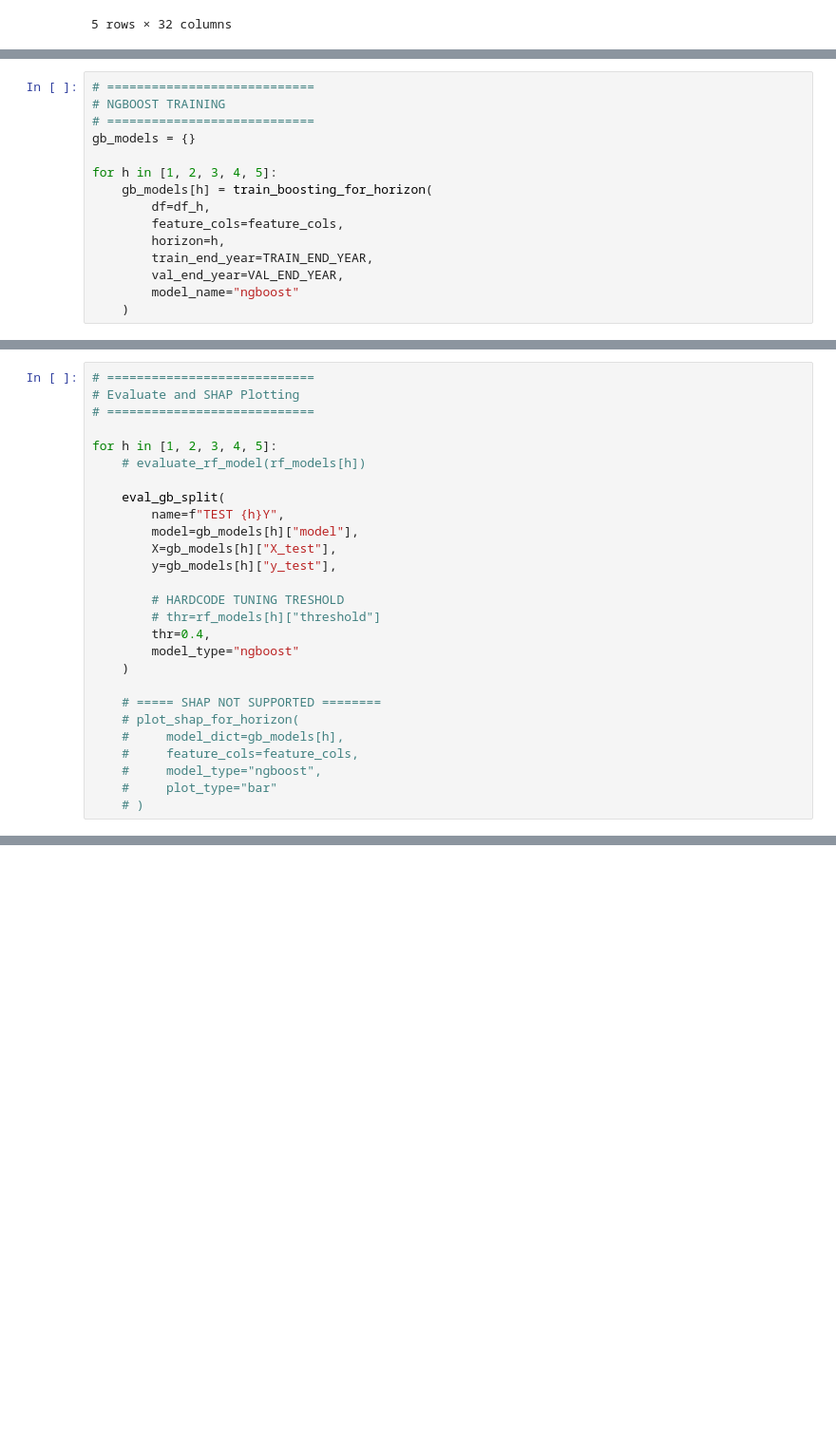
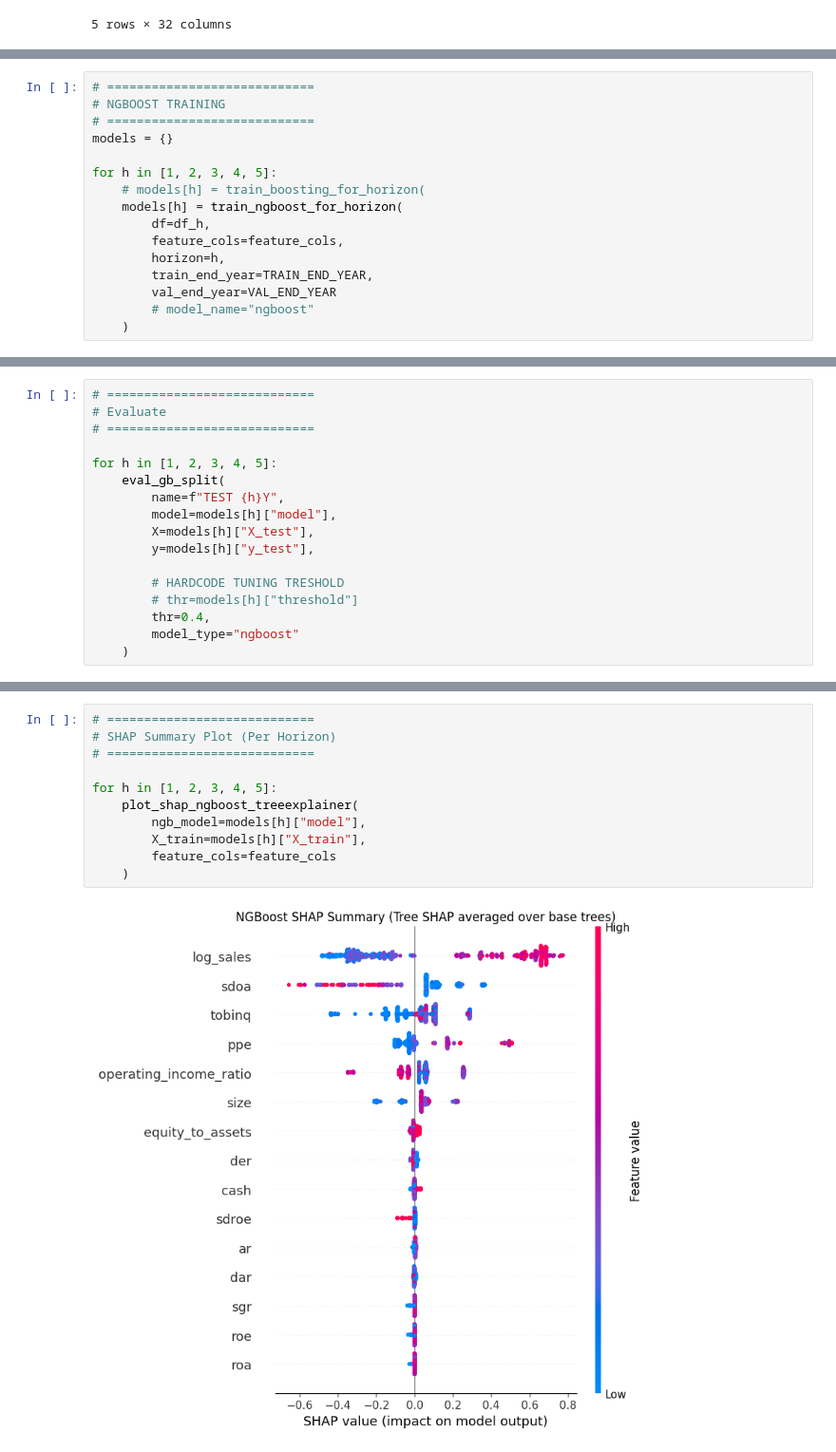
Before and after one commit to carissafarry/bankruptcy-prediction, a Jupyter notebook: src/training_ngboost.ipynb, the cells around one changed output, grey strips where cells are left out. Shown at 95% size. Saved outputs shown, nothing was run; the diff lists cells and outputs as text; blank space fills up the shorter version.

Commit message:
feat (ngboost): add temporary shap tree explainer by avg shap values

```diff
--- a/src/training_ngboost.ipynb
+++ b/src/training_ngboost.ipynb
@@ -504,16 +641,17 @@ def plot_shap_for_horizon(
 # ============================
 # NGBOOST TRAINING
 # ============================
-gb_models = {}
+models = {}
 
 for h in [1, 2, 3, 4, 5]:
-    gb_models[h] = train_boosting_for_horizon(
+    # models[h] = train_boosting_for_horizon(
+    models[h] = train_ngboost_for_horizon(
         df=df_h,
         feature_cols=feature_cols,
         horizon=h,
         train_end_year=TRAIN_END_YEAR,
-        val_end_year=VAL_END_YEAR,
-        model_name="ngboost"
+        val_end_year=VAL_END_YEAR
+        # model_name="ngboost"
     )
 # %% [output]
 ===== TRAIN NGBOOST 1Y =====
@@ -555,30 +693,20 @@ gb_models
   Name: distress_5y, Length: 138, dtype: int64}}
 # %%
 # ============================
-# Evaluate and SHAP Plotting
+# Evaluate
 # ============================
 
 for h in [1, 2, 3, 4, 5]:
-    # evaluate_rf_model(rf_models[h])
-
     eval_gb_split(
         name=f"TEST {h}Y",
-        model=gb_models[h]["model"],
-        X=gb_models[h]["X_test"],
-        y=gb_models[h]["y_test"],
+        model=models[h]["model"],
+        X=models[h]["X_test"],
+        y=models[h]["y_test"],
 
         # HARDCODE TUNING TRESHOLD
-        # thr=rf_models[h]["threshold"]
+        # thr=models[h]["threshold"]
         thr=0.4,
         model_type="ngboost"
     )
-
-    # ===== SHAP NOT SUPPORTED ========
-    # plot_shap_for_horizon(
-    #     model_dict=gb_models[h],
-    #     feature_cols=feature_cols,
-    #     model_type="ngboost",
-    #     plot_type="bar"
-    # )
 # %% [output]
 === TEST 1Y (thr=0.4) ===
@@ -600,0 +812,13 @@ Recall       : 0.7941176470588235
+# %%
+# ============================
+# SHAP Summary Plot (Per Horizon)
+# ============================
+
+for h in [1, 2, 3, 4, 5]:
+    plot_shap_ngboost_treeexplainer(
+        ngb_model=models[h]["model"],
+        X_train=models[h]["X_train"],
+        feature_cols=feature_cols
+    )
+# %% [output]
+[figure, added]
```
Also changed, not shown: parts of 12 cells of this notebook.
